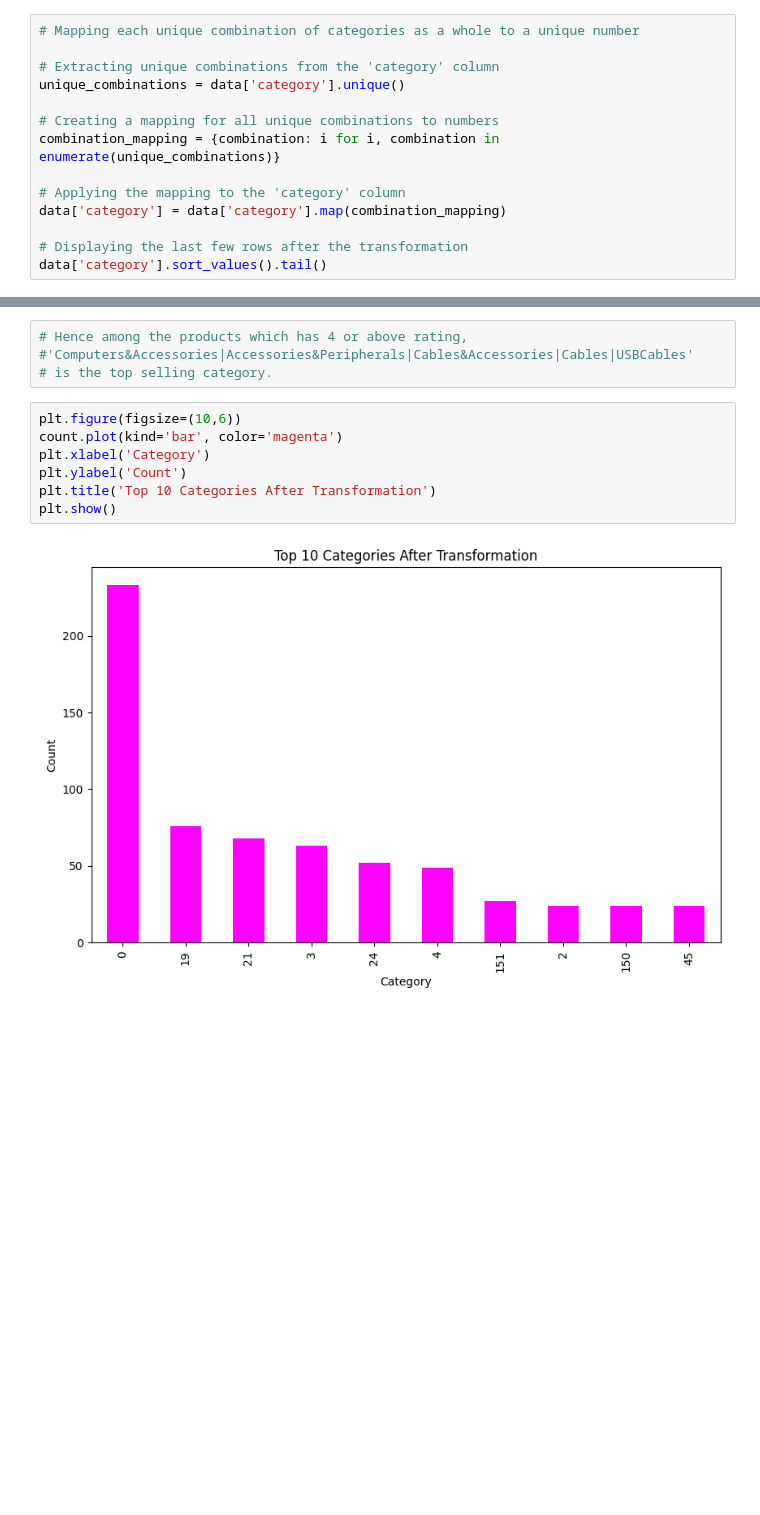
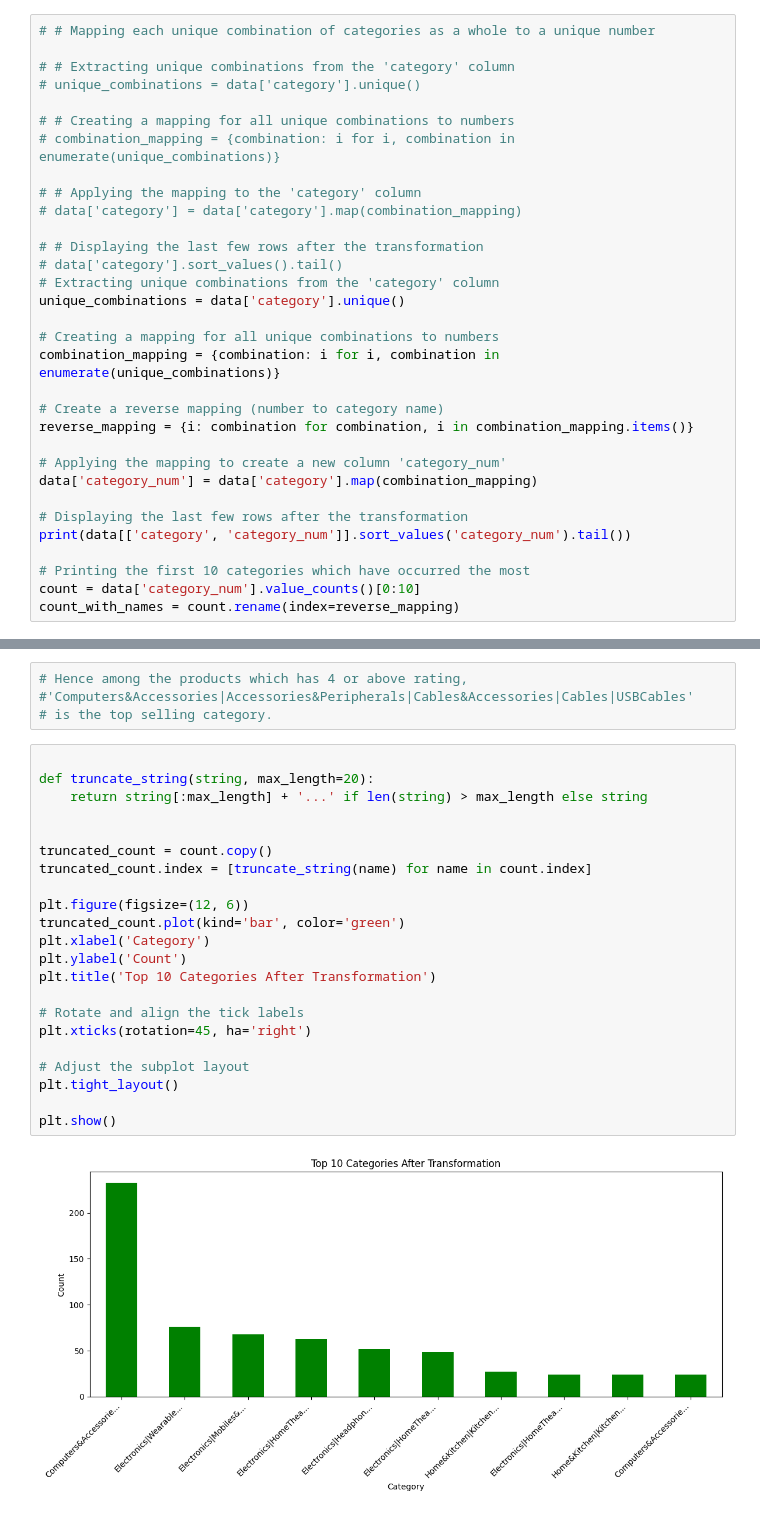
Before and after one commit to ishanitiwari88/amazon_sales_analysis, a Jupyter notebook: project_1.ipynb, the cells around one changed output, grey strips where cells are left out. Saved outputs shown, nothing was run; the diff lists cells and outputs as text; blank space fills up the shorter version.

```diff
--- a/project_1.ipynb
+++ b/project_1.ipynb
@@ -31,17 +31,35 @@ data[filt].head()
 | 6 | B08WRWPM22 | boAt Micro USB 55 Tangle-free, St... | Computers&Accessories|Accessories... | ₹176.63 | ₹499 | 65% | 4.1 | ... |
 | 7 | B08DDRGWTJ | MI Usb Type-C Cable Smartphone (B... | Computers&Accessories|Accessories... | ₹229 | ₹299 | 23% | 4.3 | ... |
 # %%
-# Mapping each unique combination of categories as a whole to a unique number
+# # Mapping each unique combination of categories as a whole to a unique number
 
+# # Extracting unique combinations from the 'category' column
+# unique_combinations = data['category'].unique()
+
+# # Creating a mapping for all unique combinations to numbers
+# combination_mapping = {combination: i for i, combination in enumerate(unique_combinations)}
+
+# # Applying the mapping to the 'category' column
+# data['category'] = data['category'].map(combination_mapping)
+
+# # Displaying the last few rows after the transformation
+# data['category'].sort_values().tail()
 # Extracting unique combinations from the 'category' column
 unique_combinations = data['category'].unique()
 
 # Creating a mapping for all unique combinations to numbers
 combination_mapping = {combination: i for i, combination in enumerate(unique_combinations)}
 
-# Applying the mapping to the 'category' column
-data['category'] = data['category'].map(combination_mapping)
+# Create a reverse mapping (number to category name)
+reverse_mapping = {i: combination for combination, i in combination_mapping.items()}
+
+# Applying the mapping to create a new column 'category_num'
+data['category_num'] = data['category'].map(combination_mapping)
 
 # Displaying the last few rows after the transformation
-data['category'].sort_values().tail()
+print(data[['category', 'category_num']].sort_values('category_num').tail())
+
+# Printing the first 10 categories which have occurred the most
+count = data['category_num'].value_counts()[0:10]
+count_with_names = count.rename(index=reverse_mapping)
 # %% [output]
@@ -86,12 +106,27 @@ first_element
 #'Computers&Accessories|Accessories&Peripherals|Cables&Accessories|Cables|USBCables'
 # is the top selling category.
 # %%
-plt.figure(figsize=(10,6))
-count.plot(kind='bar', color='magenta')
+
+def truncate_string(string, max_length=20):
+    return string[:max_length] + '...' if len(string) > max_length else string
+
+
+truncated_count = count.copy()
+truncated_count.index = [truncate_string(name) for name in count.index]
+
+plt.figure(figsize=(12, 6))
+truncated_count.plot(kind='bar', color='green')
 plt.xlabel('Category')
 plt.ylabel('Count')
 plt.title('Top 10 Categories After Transformation')
+
+# Rotate and align the tick labels
+plt.xticks(rotation=45, ha='right')
+
+# Adjust the subplot layout
+plt.tight_layout()
+
 plt.show()
 # %% [output]
-[figure, old version]
+[figure, new version]
 # %%
```
Also changed, not shown: parts of 4 cells of this notebook.
